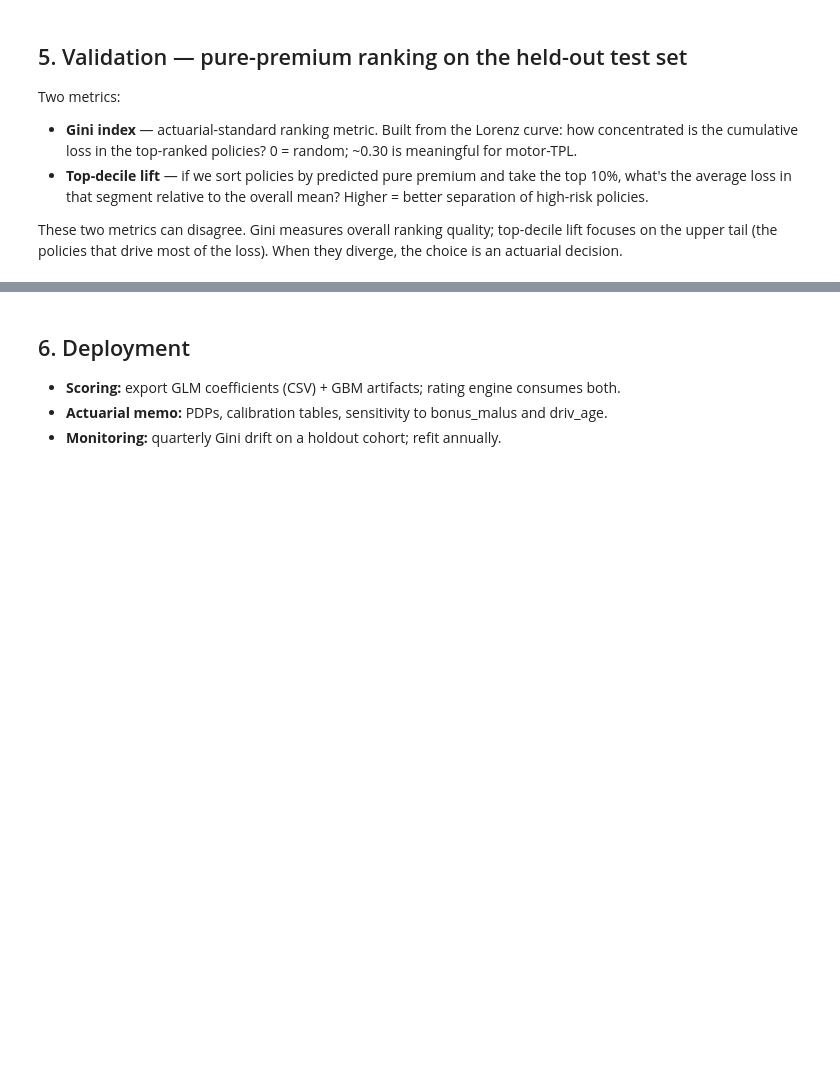
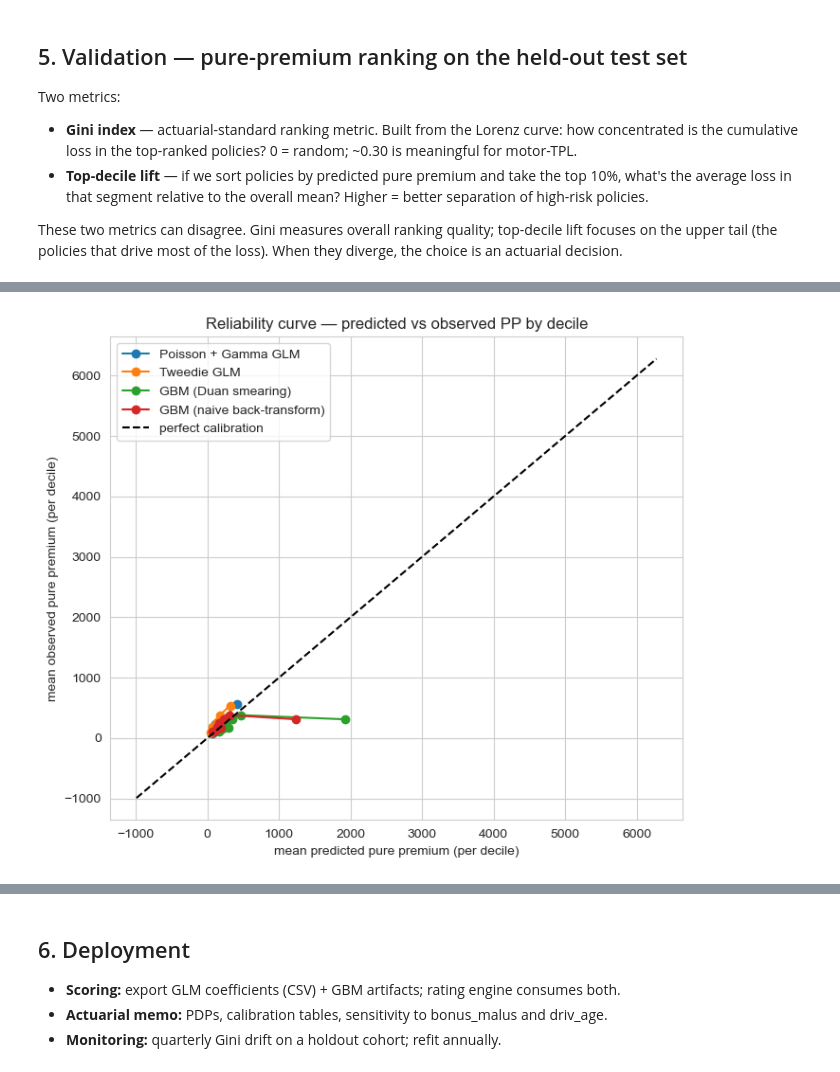
Before and after one commit to gabayae/data-portfolio, a Jupyter notebook: 03-insurance-claims-fremtpl2/notebook.ipynb, the cells around one changed output, grey strips where cells are left out. Saved outputs shown, nothing was run; the diff lists cells and outputs as text; code cells hidden in the pictures; blank space fills up the shorter version.

```diff
--- a/03-insurance-claims-fremtpl2/notebook.ipynb
+++ b/03-insurance-claims-fremtpl2/notebook.ipynb
@@ -205,8 +205,9 @@ Tweedie GLM deviance = 18318553
 # %%
 # 4d. GBM challenger. Same frequency-times-severity decomposition as the GLMs,
 # but with gradient-boosted trees instead of linear models.
-# log1p() the severity target so the trees fit on a roughly normal scale; we'll
-# expm1 the predictions back at validation time.
+# Severity trained on log1p scale; back-transform via Duan's smearing estimator so
+# E[expm1(Yhat)] is unbiased for E[Y]. Naive expm1(predict) under-predicts severity
+# systematically because E[exp(X)] != exp(E[X]) for log-transformed targets.
 Xnp_tr = X_tr.drop(columns='const').values   # GBM doesn't need the intercept column
 Xnp_te = X_te.drop(columns='const').values
 
@@ -214,8 +215,17 @@ Xnp_te = X_te.drop(columns='const').values
 gbm_freq = GradientBoostingRegressor(n_estimators=200, max_depth=3, learning_rate=0.05, random_state=0)
 gbm_freq.fit(Xnp_tr, y_freq_tr / np.maximum(exposure_tr, 1e-6))
 
-# Severity model: predict log(severity+1) on positive claims only.
+# Severity model: fit on log1p(severity) on positive claims only.
+log_sev_tr = np.log1p(y_sev_tr[mask_tr])
 gbm_sev = GradientBoostingRegressor(n_estimators=200, max_depth=3, learning_rate=0.05, random_state=0)
-gbm_sev.fit(Xnp_tr[mask_tr], np.log1p(y_sev_tr[mask_tr]))
-print('GBM frequency + severity trained.')
+gbm_sev.fit(Xnp_tr[mask_tr], log_sev_tr)
+
+# Duan smearing on training residuals in log space:
+#   if residual = log_sev - predict_log, then
+#   E[expm1(predict_log + residual)] ≈ expm1(predict_log) * mean(exp(residual))
+# Call that multiplier `smear_factor` and apply at prediction time.
+train_pred_log = gbm_sev.predict(Xnp_tr[mask_tr])
+residuals_log = log_sev_tr - train_pred_log
+smear_factor = float(np.mean(np.exp(residuals_log)))
+print(f'GBM frequency + severity trained; Duan smearing factor = {smear_factor:.3f}')
 # %% [output]
@@ -296,0 +321,30 @@ plt.legend(); plt.tight_layout(); plt.show()
+# %%
+# Reliability curve: binned mean predicted PP vs binned mean actual PP.
+# A well-calibrated model falls on the 45-degree line within each predicted-PP decile.
+# Systematic under- or over-prediction at either tail is visible as departure from y=x.
+def reliability_plot(y_true, y_pred, n_bins=10, label=''):
+    order = np.argsort(y_pred)
+    y_sorted, p_sorted = np.asarray(y_true)[order], np.asarray(y_pred)[order]
+    bin_size = len(y_sorted) // n_bins
+    pred_means, obs_means = [], []
+    for b in range(n_bins):
+        s = b * bin_size
+        e = s + bin_size if b < n_bins - 1 else len(y_sorted)
+        pred_means.append(float(p_sorted[s:e].mean()))
+        obs_means.append(float(y_sorted[s:e].mean()))
+    plt.plot(pred_means, obs_means, marker='o', label=label)
+
+fig, ax = plt.subplots(figsize=(7, 6))
+reliability_plot(y_pp_te, pp_glm,       label='Poisson + Gamma GLM')
+reliability_plot(y_pp_te, pp_tweedie,   label='Tweedie GLM')
+reliability_plot(y_pp_te, pp_gbm_duan,  label='GBM (Duan smearing)')
+reliability_plot(y_pp_te, pp_gbm_naive, label='GBM (naive back-transform)')
+lo = min(np.quantile(y_pp_te, 0.0), *[np.quantile(p, 0.0) for p in [pp_glm, pp_tweedie, pp_gbm_duan]])
+hi = max(np.quantile(y_pp_te, 0.995), *[np.quantile(p, 0.995) for p in [pp_glm, pp_tweedie, pp_gbm_duan]])
+ax.plot([lo, hi], [lo, hi], 'k--', label='perfect calibration')
+ax.set_xlabel('mean predicted pure premium (per decile)')
+ax.set_ylabel('mean observed pure premium (per decile)')
+ax.set_title('Reliability curve — predicted vs observed PP by decile')
+ax.legend(); plt.tight_layout(); plt.show()
+# %% [output]
+[figure, added]
```
Also changed, not shown: parts of 5 cells of this notebook, 4 other files.
